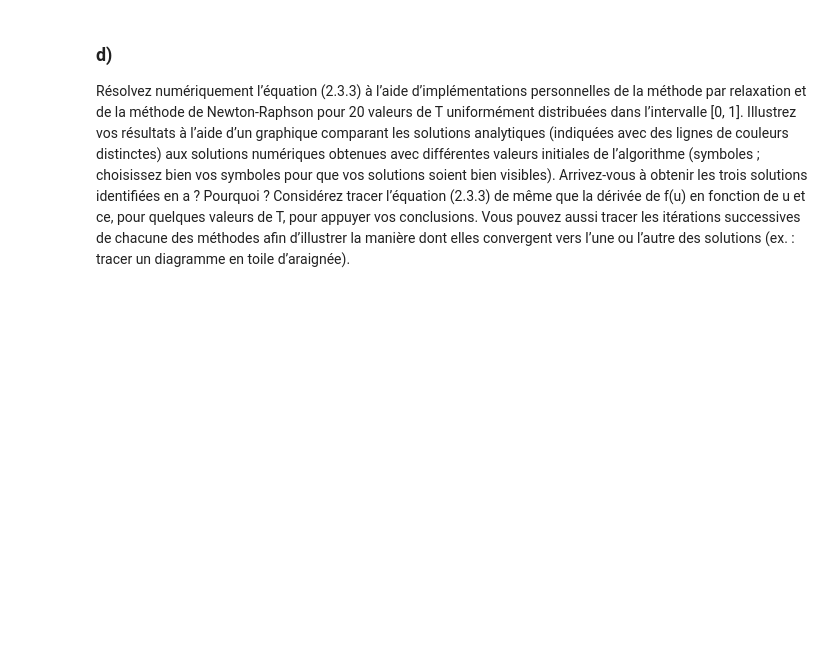
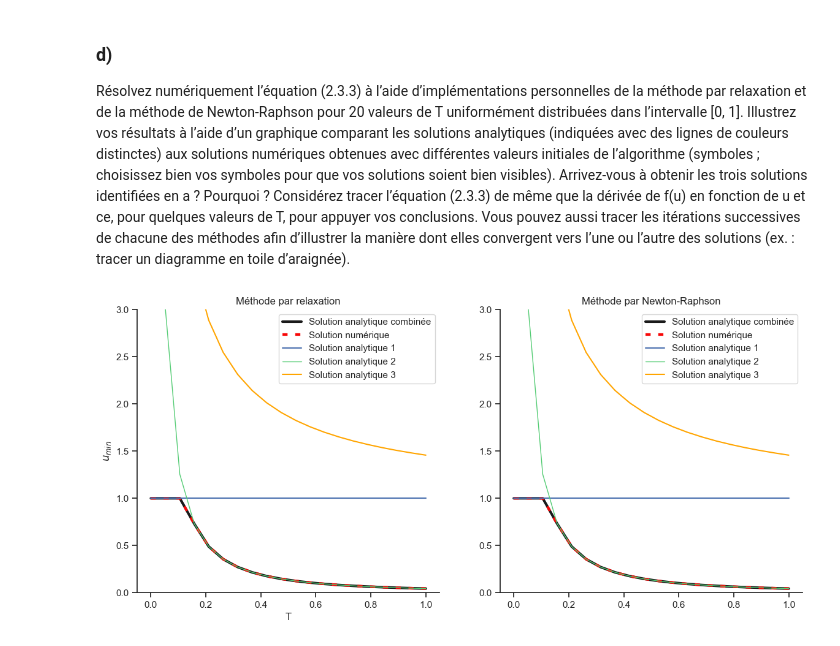
Before and after one commit to BETRU21/PhysNum, a Jupyter notebook: TP2/TP2_PhilippeTruchon_SamuelFortin_BenjaminTrudel.ipynb, the cells around one changed output. Cells and saved outputs as stored; diff of their text form; code cells hidden in the pictures; blank space fills up the shorter version.

Commit message:
newton marche!

```diff
--- a/TP2/TP2_PhilippeTruchon_SamuelFortin_BenjaminTrudel.ipynb
+++ b/TP2/TP2_PhilippeTruchon_SamuelFortin_BenjaminTrudel.ipynb
@@ -490,3 +491,82 @@ en a ? Pourquoi ? Considérez tracer l’équation (2.3.3) de même que la déri
 quelques valeurs de T, pour appuyer vos conclusions. Vous pouvez aussi tracer les itérations successives de chacune
 des méthodes afin d’illustrer la manière dont elles convergent vers l’une ou l’autre des solutions (ex. : tracer un
 diagramme en toile d’araignée).
+# %%
+def f_u(T, u):
+	return (1)/( (1 + 4*T -4*T*u)**2 )
+
+def df_u(T,u):
+	return (8*T)/(( 1-4*T*(u-1) )**3)
+
+def f_u2(T, u):
+	return (1)/( (1 + 4*T -4*T*u)**2 )-u
+
+def df_u2(T,u):
+	return (8*T)/(( 1-4*T*(u-1) )**3)-1
+
+def u_3(T):
+	return 1 - ( 2*T-1 - 2*np.sqrt(T**2+T) )/( 4*T )
+
+def u_2(T):
+	return 1 - ( 2*T-1 + 2*np.sqrt(T**2+T) )/( 4*T )
+
+def u_1(T):
+	return np.ones(T.shape)
+
+def R(T,u):
+	return 1 - ( 1-T*(1-u))/( 1+4*T*(1-u) )
+
+fig, ax = plt.subplots(nrows=1, ncols=2, figsize=(14,6))
+
+# relaxation
+FU = []
+for T in np.linspace(0,1,20):
+    u = 0.1
+    for i in range(1000):
+        u = f_u(T, u)
+    FU.append(u)
+
+T = np.linspace(0,1,20)
+FU_analytique = []
+for t in T:
+    if t > 0.125:
+        FU_analytique.append(u_2(t))
+    else:
+        FU_analytique.append(u_1(t))
+
+FU = np.array(FU)
+ax[0].set_title("Méthode par relaxation")
+ax[0].plot(T, FU_analytique ,color='k', label='Solution analytique combinée', linewidth=3)
+ax[0].plot(T, FU, linestyle=(0,(2,3)), color="#f70707", label= 'Solution numérique', linewidth=3)
+ax[0].plot(T, u_1(T), color='b', label='Solution analytique 1')
+ax[0].plot(T, u_2(T), color='#54cc74', label='Solution analytique 2', linewidth=1)
+ax[0].plot(T, u_3(T), color = 'orange', label='Solution analytique 3')
+ax[0].set_ylim(0,3)
+ax[0].set_xlabel("T")
+ax[0].set_ylabel("$u_{min}$")
+ax[0].legend(loc='upper right')
+
+# Newton-Raphson
+ax[1].set_title("Méthode par Newton-Raphson")
+ax[1].set_ylim(0,3)
+
+FU = []
+for T in np.linspace(0,1,20):
+    u = 0.5
+    for i in range(100):
+        if df_u2(T,u) == 0:
+            break
+        u = u - f_u2(T, u)/df_u2(T,u)
+    FU.append(u)
+
+T = np.linspace(0,1,20)
+FU = np.array(FU)
+ax[1].plot(T, FU_analytique ,color='k', label='Solution analytique combinée', linewidth=3)
+ax[1].plot(T, FU, linestyle=(0,(2,3)), color="#f70707", label= 'Solution numérique', linewidth=3)
+ax[1].plot(T, u_1(T), color='b', label='Solution analytique 1')
+ax[1].plot(T, u_2(T), color='#54cc74', label='Solution analytique 2', linewidth=1)
+ax[1].plot(T, u_3(T), color = 'orange', label='Solution analytique 3')
+ax[1].legend(loc='upper right')
+plt.show()
+# %% [output]
+[figure, added]
```
Also changed, not shown: parts of 17 cells of this notebook, 1 other file.
